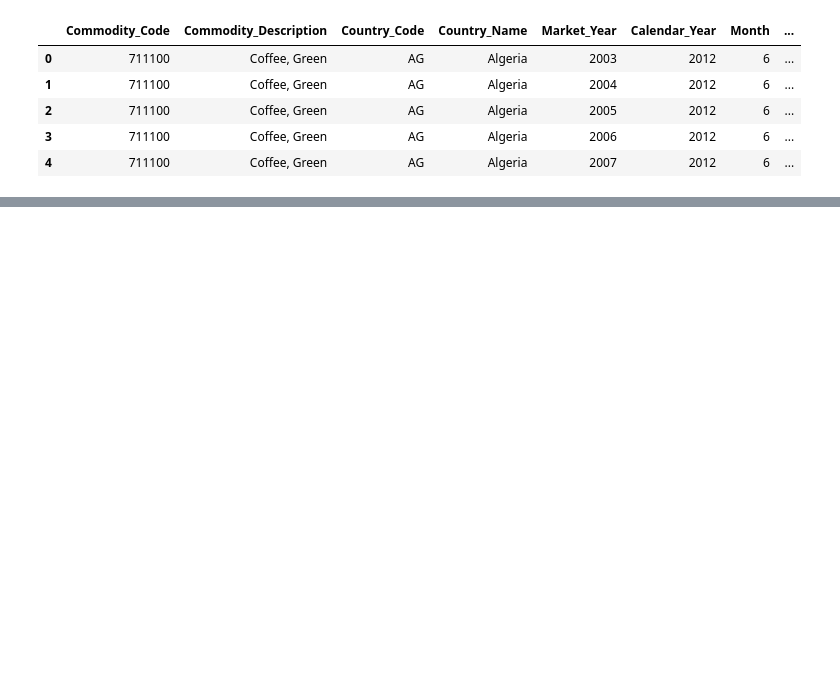
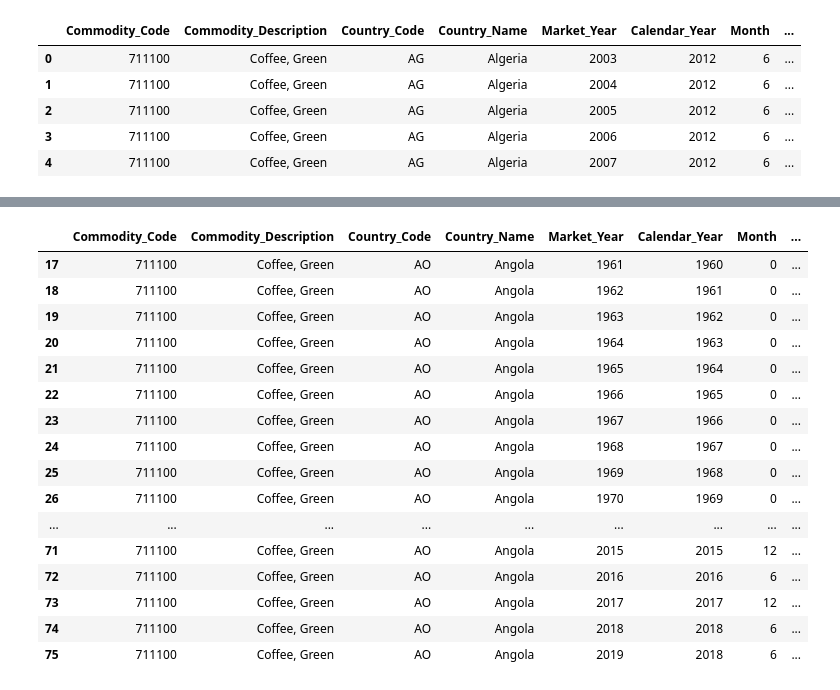
Before and after one commit to jgroth1/Project_1_Coffee_Price_Predictors, a Jupyter notebook: Coffee_Project.ipynb, the cells around one changed output, grey strips where cells are left out. Saved outputs shown, nothing was run; the diff lists cells and outputs as text; code cells hidden in the pictures; blank space fills up the shorter version.

```diff
--- a/Coffee_Project.ipynb
+++ b/Coffee_Project.ipynb
@@ -15,3 +18,12 @@ Coffee_data_df.head()
 | 2 | 711100 | Coffee, Green | AG | Algeria | 2005 | 2012 | 6 | ... |
 | 3 | 711100 | Coffee, Green | AG | Algeria | 2006 | 2012 | 6 | ... |
 | 4 | 711100 | Coffee, Green | AG | Algeria | 2007 | 2012 | 6 | ... |
+# %%
+# Coffee_data_df["Base_qnty"] = Coffee_data_df.Unit_Description * Coffee_data_df.Value
+Total_Qnty = 60000 * Coffee_data_df.Value
+Coffee_data_df["Base_qnty"] = Total_Qnty
+# df["Total Quantity"] = pd.cut(df["Total_Qnty"])
+# coffee_data_clean_df = Coffee_data_df
+# coffee_data_clean_df = df.dropna()
+
+Coffee_data_df.head()
@@ -17,0 +37,21 @@ Coffee_data_df.head()
+# %%
+Coffee_data_df = Coffee_data_df.loc[(Coffee_data_df["Country_Name"] == "Angola")]
+Coffee_data_df
+# %% [output]
+|  | Commodity_Code | Commodity_Description | Country_Code | Country_Name | Market_Year | Calendar_Year | Month | ... |
+| 17 | 711100 | Coffee, Green | AO | Angola | 1961 | 1960 | 0 | ... |
+| 18 | 711100 | Coffee, Green | AO | Angola | 1962 | 1961 | 0 | ... |
+| 19 | 711100 | Coffee, Green | AO | Angola | 1963 | 1962 | 0 | ... |
+| 20 | 711100 | Coffee, Green | AO | Angola | 1964 | 1963 | 0 | ... |
+| 21 | 711100 | Coffee, Green | AO | Angola | 1965 | 1964 | 0 | ... |
+| 22 | 711100 | Coffee, Green | AO | Angola | 1966 | 1965 | 0 | ... |
+| 23 | 711100 | Coffee, Green | AO | Angola | 1967 | 1966 | 0 | ... |
+| 24 | 711100 | Coffee, Green | AO | Angola | 1968 | 1967 | 0 | ... |
+| 25 | 711100 | Coffee, Green | AO | Angola | 1969 | 1968 | 0 | ... |
+| 26 | 711100 | Coffee, Green | AO | Angola | 1970 | 1969 | 0 | ... |
+| ... | ... | ... | ... | ... | ... | ... | ... | ... |
+| 71 | 711100 | Coffee, Green | AO | Angola | 2015 | 2015 | 12 | ... |
+| 72 | 711100 | Coffee, Green | AO | Angola | 2016 | 2016 | 6 | ... |
+| 73 | 711100 | Coffee, Green | AO | Angola | 2017 | 2017 | 12 | ... |
+| 74 | 711100 | Coffee, Green | AO | Angola | 2018 | 2018 | 6 | ... |
+| 75 | 711100 | Coffee, Green | AO | Angola | 2019 | 2018 | 6 | ... |
```
Also changed, not shown: parts of 2 cells of this notebook.
